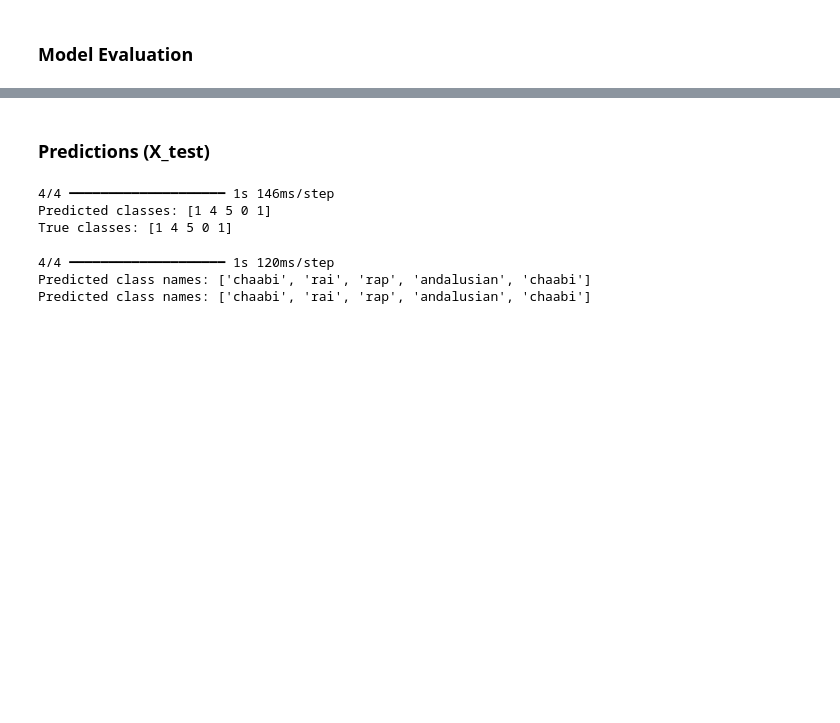
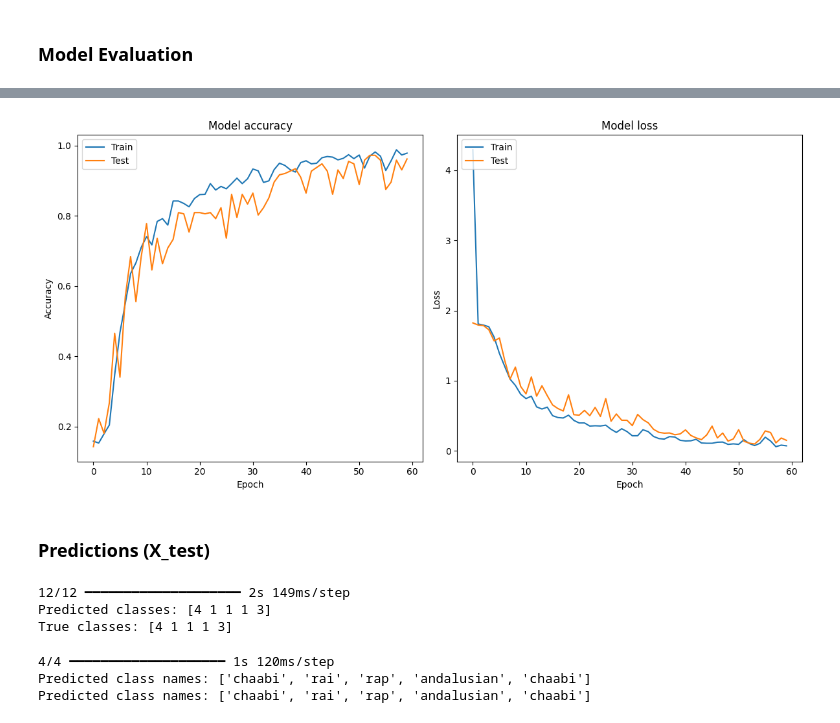
Before and after one commit to Marouansw/MaghrebMelo, a Jupyter notebook: Model.ipynb, the cells around one changed output, grey strips where cells are left out. Saved outputs shown, nothing was run; the diff lists cells and outputs as text; code cells hidden in the pictures; blank space fills up the shorter version.

```diff
--- a/Model.ipynb
+++ b/Model.ipynb
@@ -77,7 +83,7 @@ plot_signal(signals)
 IndexError: list index out of range
 [figure]
 # %%
-def extract_features(file_path,duration=15):
+def extract_features(file_path,duration=20):
     audio , rate = librosa.load(file_path, duration=duration)
 
     mel_spectrogram = librosa.feature.melspectrogram(y=audio, sr=rate,  n_fft=2048, hop_length=512)
@@ -105,19 +110,19 @@ import numpy as np
 import os
 
 # Augmentation functions
-def time_stretch(y, rate=1.0):
+def time_stretch(y, rate=1.5):
     return librosa.effects.time_stretch(y, rate=rate)
 
 def pitch_shift(y, sr=22050, n_steps=0):
     return librosa.effects.pitch_shift(y, sr, n_steps=n_steps)
 
-def add_noise(y, noise_factor=0.005):
+def add_noise(y, noise_factor=0.01):
     noise = np.random.randn(len(y))
     augmented_data = y + noise_factor * noise
     return augmented_data.astype(type(y[0]))
 
 # Function to load and preprocess audio files
-def preprocess_audio(file_path, duration=15):
+def preprocess_audio(file_path, duration=20):
     y, sr = librosa.load(file_path, duration=duration)
     # Apply augmentations
     y_stretched = time_stretch(y, rate=1.2)
@@ -125,8 +130,6 @@ def preprocess_audio(file_path, duration=15):
     y_noisy = add_noise(y)
     return sr, [y_stretched, y_noisy]
 
-# Feature extraction and augmentation
-X, Y = [], []  # Initialize lists for features and labels
 
 for index, row in df.iterrows():
         file_path = row['File_Path']
@@ -138,11 +141,10 @@ for index, row in df.iterrows():
             continue
 
         # Preprocess and augment audio
-        sr, augmented_audios = preprocess_audio(file_path, duration=15)
+        sr, augmented_audios = preprocess_audio(file_path, duration=20)
 
         for audio in augmented_audios:
             mel_spectrogram = librosa.feature.melspectrogram(y=audio, sr=sr, n_fft=2048, hop_length=512)
-            if mel_spectrogram.shape[1] > 0:  # Ensure mel_spectrogram has frames
-                mel_spectrogram_db = librosa.power_to_db(mel_spectrogram, ref=np.max)
-                X.append(mel_spectrogram_db)
-                Y.append(label)
+            mel_spectrogram_db = librosa.power_to_db(mel_spectrogram, ref=np.max)
+            X.append(mel_spectrogram_db)
+            Y.append(label)
@@ -215,7 +196,7 @@ X_train, X_test, Y_train, Y_test = train_test_split(X, Y, test_size=0.2, random_
 # %%
 f1=3
 f2=3
-input_shape = (128,646,1)
+input_shape = (128,862,1)
 model = Sequential([
                                 layers.Conv2D(16, (f1,f2), padding= 'same', activation='relu', input_shape=input_shape ),
                                 layers.MaxPooling2D(2, padding='same'),
@@ -305,3 +286,29 @@ Test Accuracy: 0.8917
+# %%
+import matplotlib.pyplot as plt
+
+# Plot training & validation accuracy values
+plt.figure(figsize=(12, 6))
+plt.subplot(1, 2, 1)
+plt.plot(history.history['accuracy'])
+plt.plot(history.history['val_accuracy'])
+plt.title('Model accuracy')
+plt.ylabel('Accuracy')
+plt.xlabel('Epoch')
+plt.legend(['Train', 'Test'], loc='upper left')
+
+# Plot training & validation loss values
+plt.subplot(1, 2, 2)
+plt.plot(history.history['loss'])
+plt.plot(history.history['val_loss'])
+plt.title('Model loss')
+plt.ylabel('Loss')
+plt.xlabel('Epoch')
+plt.legend(['Train', 'Test'], loc='upper left')
+
+plt.tight_layout()
+plt.show()
+# %% [output]
+[figure, added]
 # %% [markdown]
 ### Predictions (X_test)
 # %%
@@ -315,9 +322,9 @@ true_classes = np.argmax(Y_test, axis=1)
 print(f"Predicted classes: {predicted_classes[:5]}")
 print(f"True classes: {true_classes[:5]}")
 # %% [output]
-4/4 ━━━━━━━━━━━━━━━━━━━━ 1s 146ms/step
-Predicted classes: [1 4 5 0 1]
-True classes: [1 4 5 0 1]
+12/12 ━━━━━━━━━━━━━━━━━━━━ 2s 149ms/step
+Predicted classes: [4 1 1 1 3]
+True classes: [4 1 1 1 3]
 # %%
 classes = sample_df.Category
 class_dict = {i:x for i,x in enumerate(classes)}
```
Also changed, not shown: parts of 13 cells of this notebook, 9 other files.
